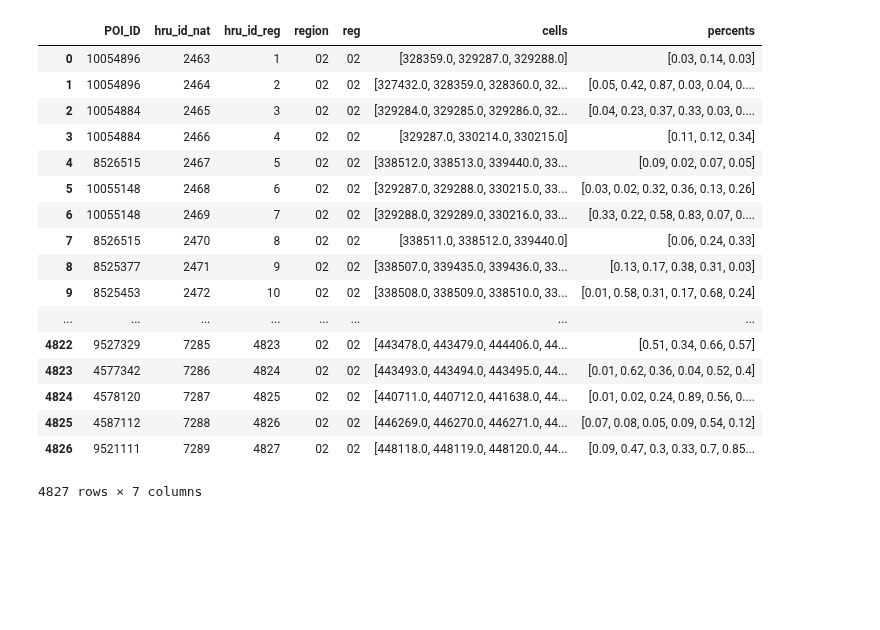
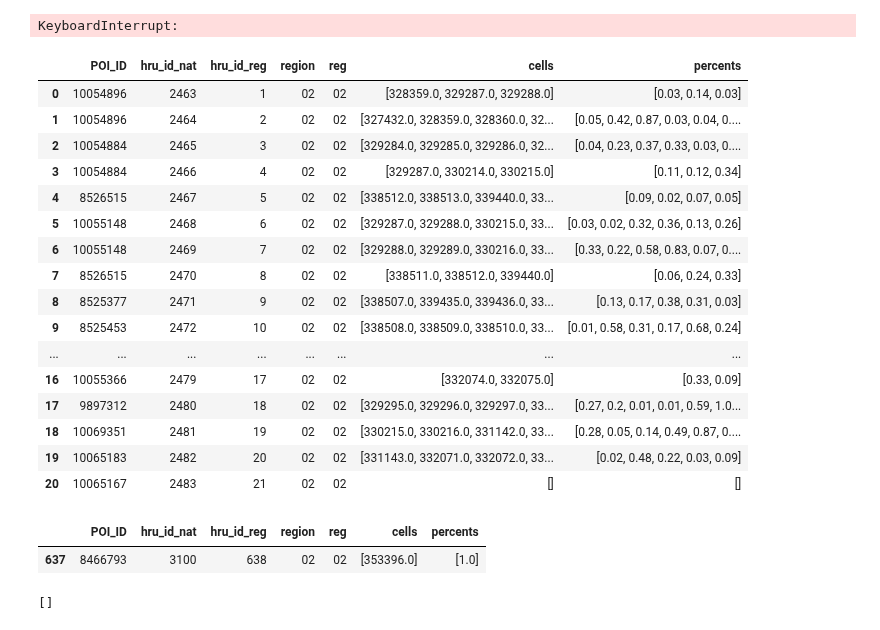
Before and after one commit to theobarnhart-USGS/NHM_precip, a Jupyter notebook: aggregate_livneh2016.ipynb, the cells around one changed output. Drawn from its saved outputs; the diff is of its cells as text; code cells hidden in the pictures; blank space fills up the shorter version.

```diff
--- a/aggregate_livneh2016.ipynb
+++ b/aggregate_livneh2016.ipynb
@@ -95,46 +139,29 @@ def process_ncdf(fl,contrib=[],idx=[]):
-# %%
-def compute_vals(df,idx=[],TempMin = [], TempMax = [], Precip = []):
-    percents = np.array(df.percents)
-    cells = np.array(df.cells)
-
-    # subset out the cells of interest
-    Precip = Precip[cells]
-    TempMax = TempMax[cells]
-    TempMin = TempMin[cells]
-
-    # compute the weights followng:
-    # https://github.com/theobarnhart/WSC_WRF/blob/master/extract_watershed_data_HW.ipynb
-    # at commit: b06e99fdf404536af2c07766a53c3759763c9845
-
-    weights = np.ndarray(len(percents),dtype=np.float64) # preallocate the weights matrix
-    weights[:] = 1./len(percents) # fill the weights with 1/n where n is the number of cells feeding into the hru
-    weights = weights * percents # change the weights to
-
-    Pout = np.sum(Precip*weights) # precip in mm, propogate NaNs
-    Tminout = np.sum(Precip*weights) # Tmin in C, propogate NaNs
-    Tmaxout = np.sum(Precip*weights) # Tmax in C, propogate NaNs
-
-    #convert units
-    Pout *= 0.0393701 # mm >> inches
-
-
-    return Pout,Tminout,Tmaxout
-# %% [output]
-|  | POI_ID | hru_id_nat | hru_id_reg | region | reg | cells | percents |
-| 0 | 10054896 | 2463 | 1 | 02 | 02 | [328359.0, 329287.0, 329288.0] | [0.03, 0.14, 0.03] |
-| 1 | 10054896 | 2464 | 2 | 02 | 02 | [327432.0, 328359.0, 328360.0, 32... | [0.05, 0.42, 0.87, 0.03, 0.04, 0.... |
-| 2 | 10054884 | 2465 | 3 | 02 | 02 | [329284.0, 329285.0, 329286.0, 32... | [0.04, 0.23, 0.37, 0.33, 0.03, 0.... |
-| 3 | 10054884 | 2466 | 4 | 02 | 02 | [329287.0, 330214.0, 330215.0] | [0.11, 0.12, 0.34] |
-| 4 | 8526515 | 2467 | 5 | 02 | 02 | [338512.0, 338513.0, 339440.0, 33... | [0.09, 0.02, 0.07, 0.05] |
-| 5 | 10055148 | 2468 | 6 | 02 | 02 | [329287.0, 329288.0, 330215.0, 33... | [0.03, 0.02, 0.32, 0.36, 0.13, 0.26] |
-| 6 | 10055148 | 2469 | 7 | 02 | 02 | [329288.0, 329289.0, 330216.0, 33... | [0.33, 0.22, 0.58, 0.83, 0.07, 0.... |
-| 7 | 8526515 | 2470 | 8 | 02 | 02 | [338511.0, 338512.0, 339440.0] | [0.06, 0.24, 0.33] |
-| 8 | 8525377 | 2471 | 9 | 02 | 02 | [338507.0, 339435.0, 339436.0, 33... | [0.13, 0.17, 0.38, 0.31, 0.03] |
-| 9 | 8525453 | 2472 | 10 | 02 | 02 | [338508.0, 338509.0, 338510.0, 33... | [0.01, 0.58, 0.31, 0.17, 0.68, 0.24] |
-| ... | ... | ... | ... | ... | ... | ... | ... |
-| 4822 | 9527329 | 7285 | 4823 | 02 | 02 | [443478.0, 443479.0, 444406.0, 44... | [0.51, 0.34, 0.66, 0.57] |
-| 4823 | 4577342 | 7286 | 4824 | 02 | 02 | [443493.0, 443494.0, 443495.0, 44... | [0.01, 0.62, 0.36, 0.04, 0.52, 0.4] |
-| 4824 | 4578120 | 7287 | 4825 | 02 | 02 | [440711.0, 440712.0, 441638.0, 44... | [0.01, 0.02, 0.24, 0.89, 0.56, 0.... |
-| 4825 | 4587112 | 7288 | 4826 | 02 | 02 | [446269.0, 446270.0, 446271.0, 44... | [0.07, 0.08, 0.05, 0.09, 0.54, 0.12] |
-| 4826 | 9521111 | 7289 | 4827 | 02 | 02 | [448118.0, 448119.0, 448120.0, 44... | [0.09, 0.47, 0.3, 0.33, 0.7, 0.85... |
-4827 rows × 7 columns
+# %%
+processing.apply(process_ncdf,axis=1,contrib = dat,idx = idxRast)
+# %% [output]
+KeyboardInterrupt:
+# %%
+dat.head(21)
+# %% [output]
+|  | POI_ID | hru_id_nat | hru_id_reg | region | reg | cells | percents |
+| 0 | 10054896 | 2463 | 1 | 02 | 02 | [328359.0, 329287.0, 329288.0] | [0.03, 0.14, 0.03] |
+| 1 | 10054896 | 2464 | 2 | 02 | 02 | [327432.0, 328359.0, 328360.0, 32... | [0.05, 0.42, 0.87, 0.03, 0.04, 0.... |
+| 2 | 10054884 | 2465 | 3 | 02 | 02 | [329284.0, 329285.0, 329286.0, 32... | [0.04, 0.23, 0.37, 0.33, 0.03, 0.... |
+| 3 | 10054884 | 2466 | 4 | 02 | 02 | [329287.0, 330214.0, 330215.0] | [0.11, 0.12, 0.34] |
+| 4 | 8526515 | 2467 | 5 | 02 | 02 | [338512.0, 338513.0, 339440.0, 33... | [0.09, 0.02, 0.07, 0.05] |
+| 5 | 10055148 | 2468 | 6 | 02 | 02 | [329287.0, 329288.0, 330215.0, 33... | [0.03, 0.02, 0.32, 0.36, 0.13, 0.26] |
+| 6 | 10055148 | 2469 | 7 | 02 | 02 | [329288.0, 329289.0, 330216.0, 33... | [0.33, 0.22, 0.58, 0.83, 0.07, 0.... |
+| 7 | 8526515 | 2470 | 8 | 02 | 02 | [338511.0, 338512.0, 339440.0] | [0.06, 0.24, 0.33] |
+| 8 | 8525377 | 2471 | 9 | 02 | 02 | [338507.0, 339435.0, 339436.0, 33... | [0.13, 0.17, 0.38, 0.31, 0.03] |
+| 9 | 8525453 | 2472 | 10 | 02 | 02 | [338508.0, 338509.0, 338510.0, 33... | [0.01, 0.58, 0.31, 0.17, 0.68, 0.24] |
+| ... | ... | ... | ... | ... | ... | ... | ... |
+| 16 | 10055366 | 2479 | 17 | 02 | 02 | [332074.0, 332075.0] | [0.33, 0.09] |
+| 17 | 9897312 | 2480 | 18 | 02 | 02 | [329295.0, 329296.0, 329297.0, 33... | [0.27, 0.2, 0.01, 0.01, 0.59, 1.0... |
+| 18 | 10069351 | 2481 | 19 | 02 | 02 | [330215.0, 330216.0, 331142.0, 33... | [0.28, 0.05, 0.14, 0.49, 0.87, 0.... |
+| 19 | 10065183 | 2482 | 20 | 02 | 02 | [331143.0, 332071.0, 332072.0, 33... | [0.02, 0.48, 0.22, 0.03, 0.09] |
+| 20 | 10065167 | 2483 | 21 | 02 | 02 | [] | [] |
+# %%
+dat.loc[dat.hru_id_nat == 3100]
+# %% [output]
+|  | POI_ID | hru_id_nat | hru_id_reg | region | reg | cells | percents |
+| 637 | 8466793 | 3100 | 638 | 02 | 02 | [353396.0] | [1.0] |
@@ -140,0 +170,4 @@ def compute_vals(df,idx=[],TempMin = [], TempMax = [], Precip = []):
+# %%
+tmp
+# %% [output]
+[]
```
Also changed, not shown: parts of 8 cells of this notebook.
